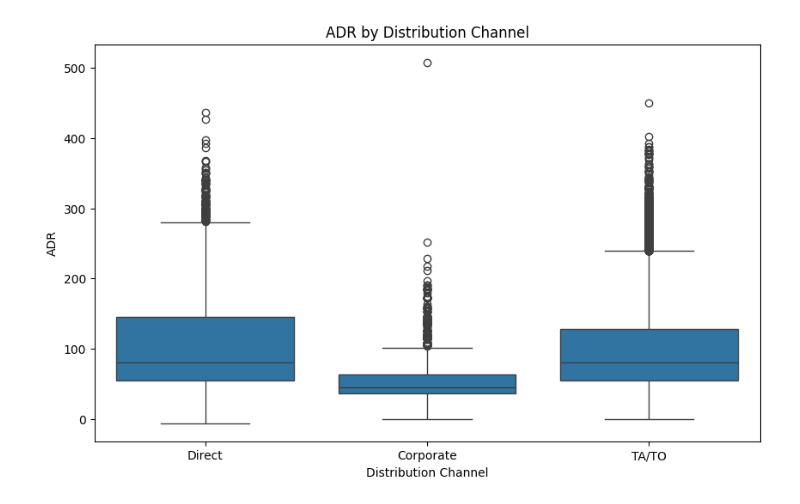
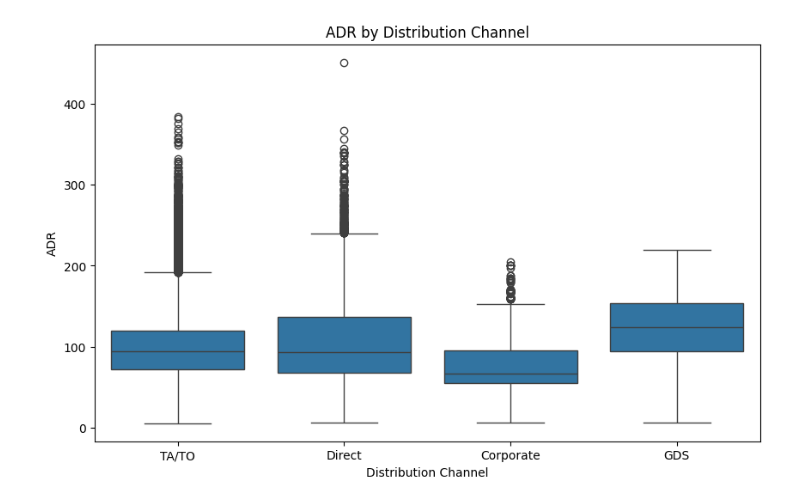
Before and after one commit to MOO242/Hotel-Demand-Forecasting-V3, a Jupyter notebook: Notebook/EDA.ipynb, the cells around one changed output. Cells and saved outputs as stored; diff of their text form; code cells hidden in the pictures.

```diff
--- a/Notebook/EDA.ipynb
+++ b/Notebook/EDA.ipynb
@@ -50,10 +161,13 @@ Resort_hotel
 # %%
 # Boxplot for ADR by Distribution Channel
+
+''' I removed Undefined from distribution_channel '''
+
 plt.figure(figsize=(10, 6))
-sns.boxplot(x='distribution_channel', y='adr', data=Resort_hotel)
+sns.boxplot(x='distribution_channel', y='adr', data=df)
 plt.title('ADR by Distribution Channel')
 plt.xlabel('Distribution Channel')
 plt.ylabel('ADR')
 plt.show()
 # %% [output]
-[figure, old version]
+[figure, new version]
```
Also changed, not shown: parts of 10 cells of this notebook, 11 other files.
